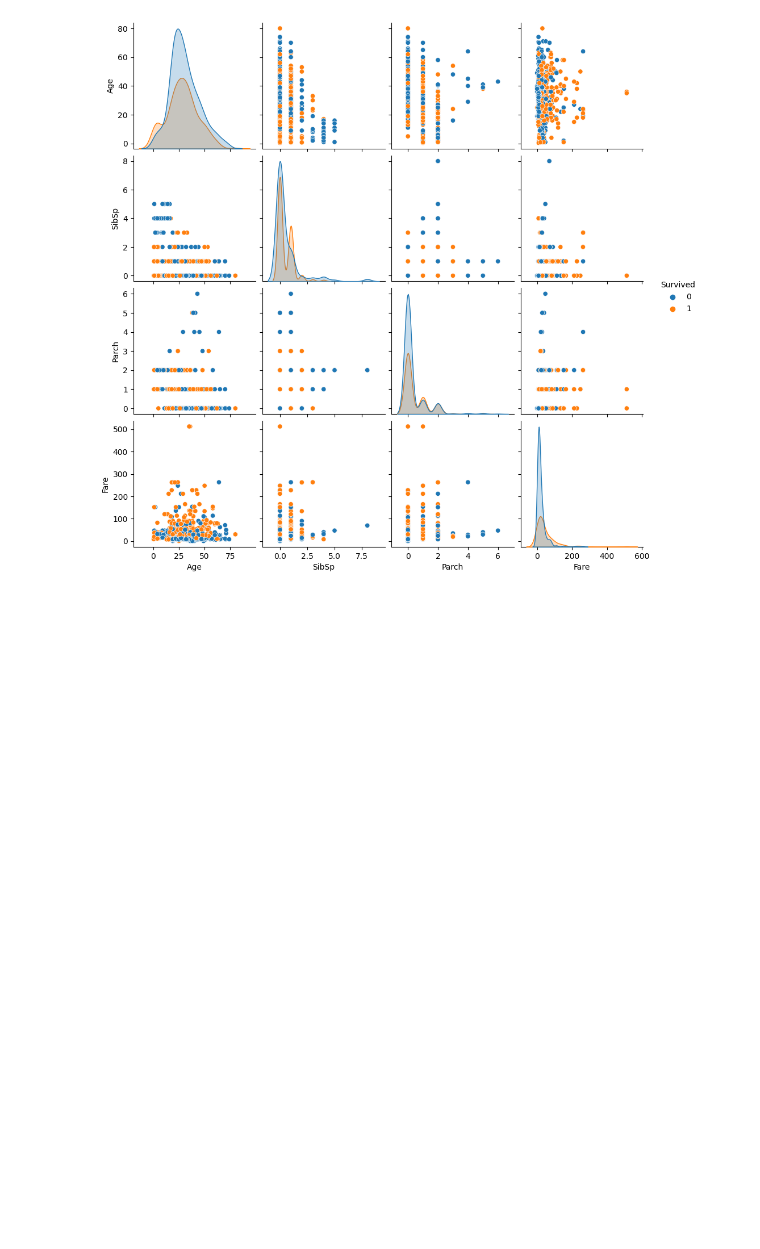
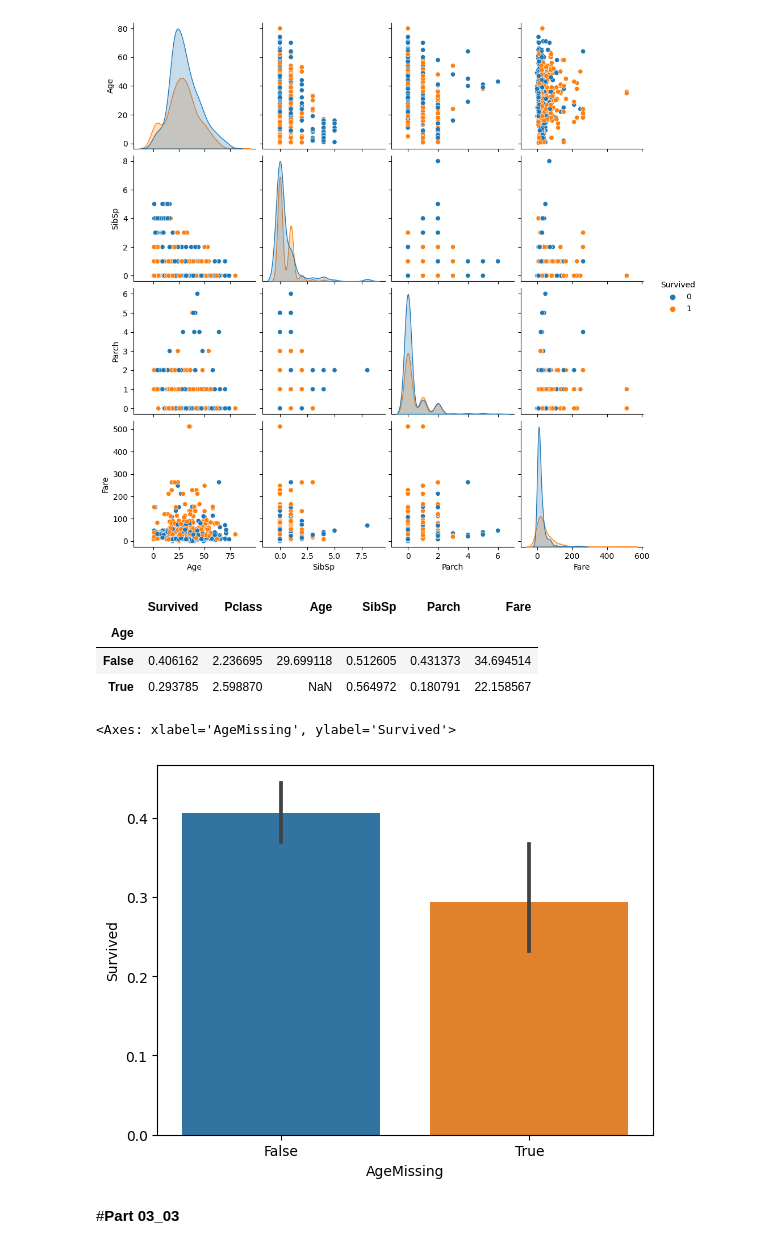
Before and after one commit to ArifAygun/Applied-Machine-Learning-Feature-Engineering, a Jupyter notebook: AA_AML_Feature_Engineering.ipynb, the cells around one changed output. Saved outputs shown, nothing was run; the diff lists cells and outputs as text; code cells hidden in the pictures; blank space fills up the shorter version.

```diff
--- a/AA_AML_Feature_Engineering.ipynb
+++ b/AA_AML_Feature_Engineering.ipynb
@@ -257,3 +257,20 @@ sns.pairplot(data=titanic, vars=cont_vars, hue='Survived')
 [figure]
 # %%
 # Look at the average value of each feature based on whether Age is missing
+titanic.groupby(titanic['Age'].isnull()).mean()
+# %% [output]
+|  | Survived | Pclass | Age | SibSp | Parch | Fare |
+| Age |  |  |  |  |  |  |
+| False | 0.406162 | 2.236695 | 29.699118 | 0.512605 | 0.431373 | 34.694514 |
+| True | 0.293785 | 2.598870 | NaN | 0.564972 | 0.180791 | 22.158567 |
+# %%
+# Create a new column 'AgeMissing' indicating whether Age is missing or not
+titanic['AgeMissing'] = titanic['Age'].isnull()
+
+# Create a bar plot of the average value of each feature based on whether Age is missing or not
+sns.barplot(x='AgeMissing', y='Survived', data=titanic)
+# %% [output]
+<Axes: xlabel='AgeMissing', ylabel='Survived'>
+[figure, added]
+# %% [markdown]
+#**Part 03_03**
```
Also changed, not shown: parts of 6 cells of this notebook.
